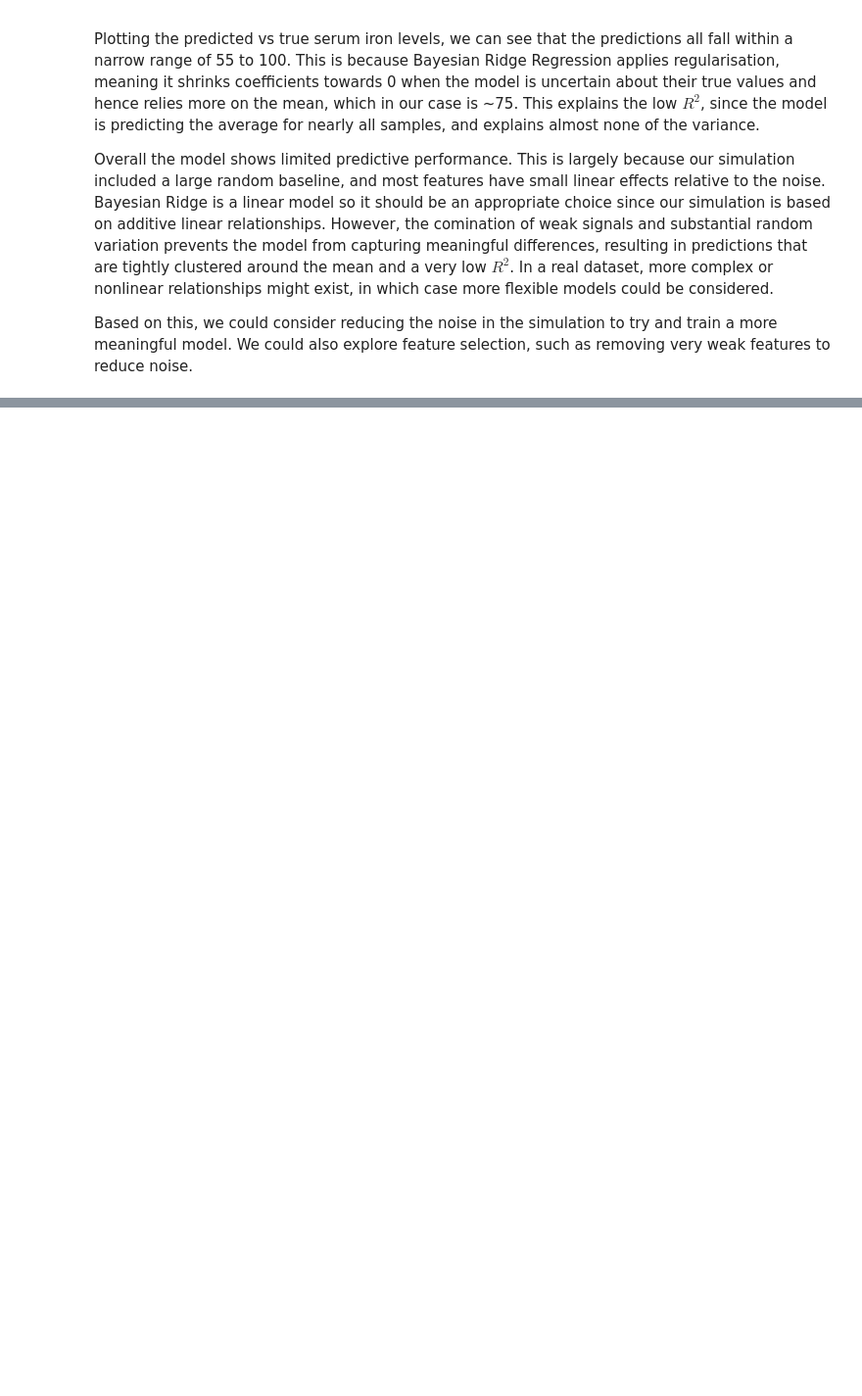
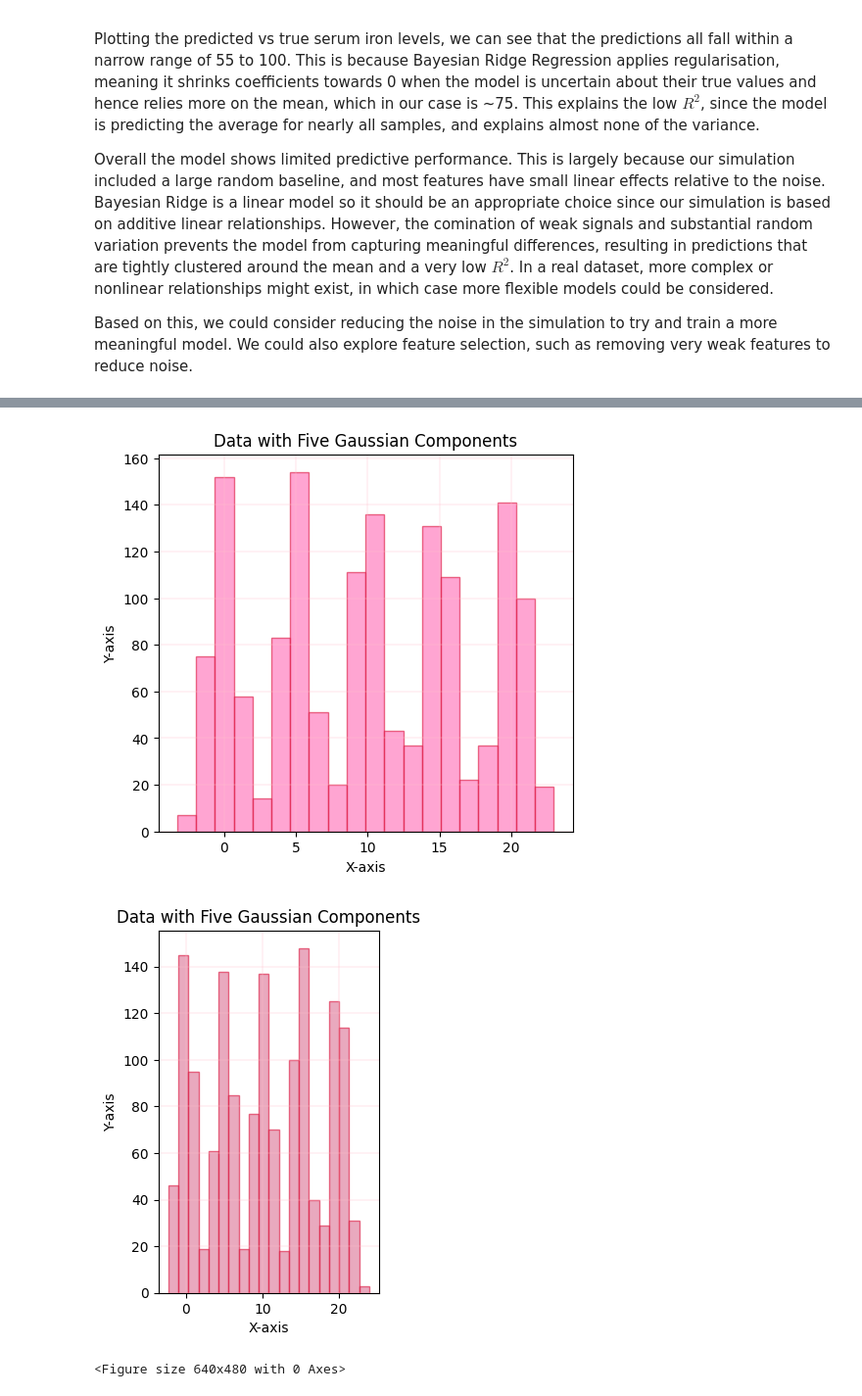
Before and after one commit to mariaponomarova/ML_project, a Jupyter notebook: gmm.ipynb, the cells around one changed output, grey strips where cells are left out. Shown at 98% size. Drawn from its saved outputs; the diff is of its cells as text; code cells hidden in the pictures; blank space fills up the shorter version.

```diff
--- a/gmm.ipynb
+++ b/gmm.ipynb
@@ -146,0 +163,30 @@ Based on this, we could consider reducing the noise in the simulation to try and
+# %%
+# Plotting 1D histograms for each dimension
+plt.figure(figsize=(12, 5))
+
+# Histogram for the first dimension
+plt.subplot(1, 2, 1)
+# TO DO
+plt.hist(data[:, 0], bins=20, alpha=0.6, color='hotpink', edgecolor='crimson')
+plt.title("Data with Five Gaussian Components")
+plt.xlabel("X-axis")
+plt.ylabel("Y-axis")
+plt.grid(True, color = "pink", linewidth = 0.3)
+plt.show()
+
+# Histogram for the second dimension
+# TO DO
+plt.subplot(1, 2, 2)
+plt.hist(data[:, 1], bins=20, alpha=0.6, color='palevioletred', edgecolor='crimson')
+plt.title("Data with Five Gaussian Components")
+plt.xlabel("X-axis")
+plt.ylabel("Y-axis")
+plt.grid(True, color = "pink", linewidth = 0.3)
+plt.show()
+
+plt.tight_layout()
+plt.show()
+# %% [output]
+[figure, added]
+[figure, added]
+<Figure size 640x480 with 0 Axes>
```
Also changed, not shown: parts of 9 cells of this notebook.
